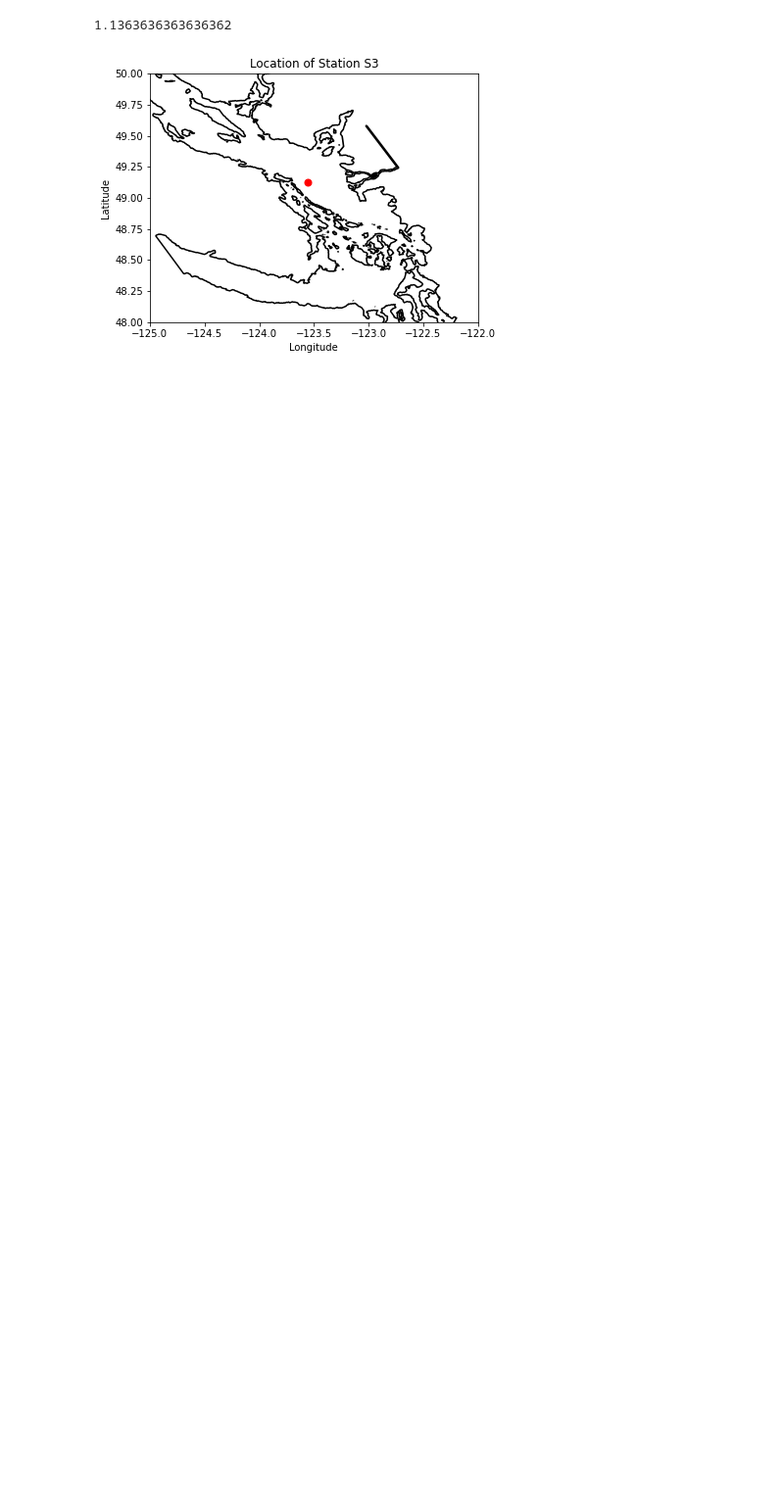
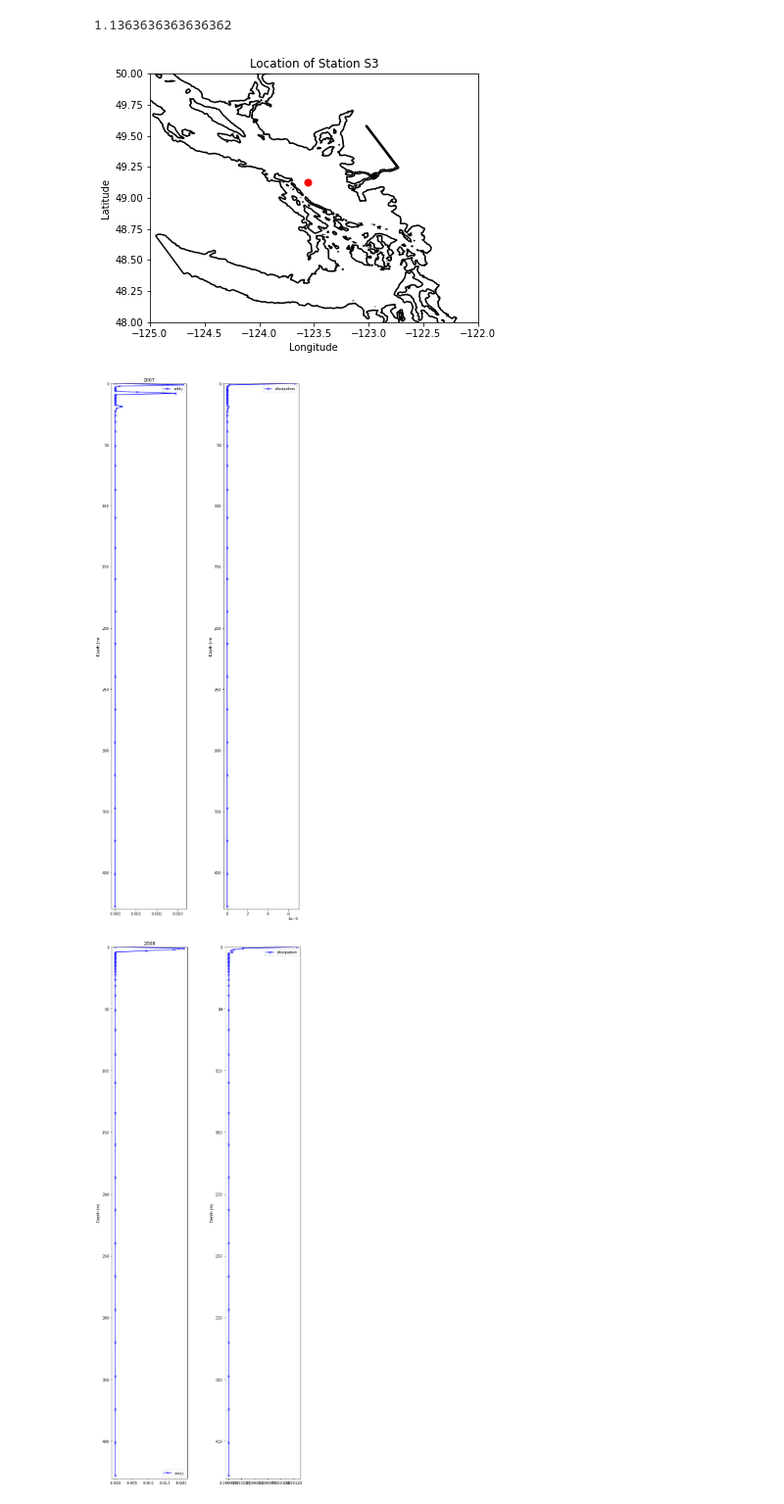
Before and after one commit to SalishSeaCast/Analysis-Aline, a Jupyter notebook: notebooks/Bloom_Timing/vertical_eddy_dissipation.ipynb, the cells around one changed output. Shown at 98% size. Saved outputs shown, nothing was run; the diff lists cells and outputs as text; code cells hidden in the pictures; blank space fills up the shorter version.

```diff
--- a/notebooks/Bloom_Timing/vertical_eddy_dissipation.ipynb
+++ b/notebooks/Bloom_Timing/vertical_eddy_dissipation.ipynb
@@ -37,16 +37,38 @@ viz_tools.set_aspect(ax,coords='map')
 1.1363636363636362
 [figure]
 # %%
-start= dt.datetime(2007,3,1,1)
-end=dt.datetime(2007,3,1,1)
-basedir='/results2/SalishSea/nowcast-green.201905/'
-nam_fmt='nowcast'
-flen=1 # files contain 1 day of data each
-ftype= 'grid_W' # load bio files
-tres=1 # 1: hourly resolution; 24: daily resolution
-flist=et.index_model_files(start,end,basedir,nam_fmt,flen,ftype,tres)
+for iyear in range(2007,2020):
+    start=dt.datetime(iyear,3,1)
+    end=dt.datetime(iyear,3,2)
+    basedir='/results2/SalishSea/nowcast-green.201905/'
+    nam_fmt='nowcast'
+    flen=1 # files contain 1 day of data each
+    ftype= 'grid_W' # load bio files
+    tres=1 # 1: hourly resolution; 24: daily resolution
+    flist=et.index_model_files(start,end,basedir,nam_fmt,flen,ftype,tres)
 
-with xr.open_mfdataset(flist['paths']) as grid:
-    eddy07=np.array(grid.vert_eddy_diff.isel(y=ij,x=ii))
-    diss07=np.array(grid.dissipation.isel(y=ij,x=ii))
-    depth=np.array(grid.depthw)
+    with xr.open_mfdataset(flist['paths']) as grid:
+        eddy=np.array(grid.vert_eddy_diff.isel(y=ij,x=ii))[0]
+        diss=np.array(grid.dissipation.isel(y=ij,x=ii))[0]
+        depth=np.array(grid.depthw)
+
+    fig,ax=plt.subplots(1,2,figsize=(9,26))  # creates a figure "ax" with 2 plots, with the same y axis
+    fig.subplots_adjust(wspace=.5)
+    ax[0].plot(eddy,depth,'b-x',label='eddy')
+    ax[0].set_ylim(0,430)
+    ax[0].invert_yaxis()
+    ax[0].legend()
+    #ax[0].set_xlabel()
+    ax[0].set_title('%i' %iyear)
+    ax[0].set_ylabel('Depth (m)')
+
+    ax[1].plot(diss,depth,'b-x',label='dissipation')
+    ax[1].set_ylim(0,430)
+    ax[1].invert_yaxis()
+    ax[1].legend()
+    #ax[1].set_xlabel()
+    ax[1].set_ylabel('Depth (m)')
+    ax[0].set_title('%i' %iyear)
+# %% [output]
+[figure, added]
+[figure, added]
```
Also changed, not shown: parts of 3 cells of this notebook.
